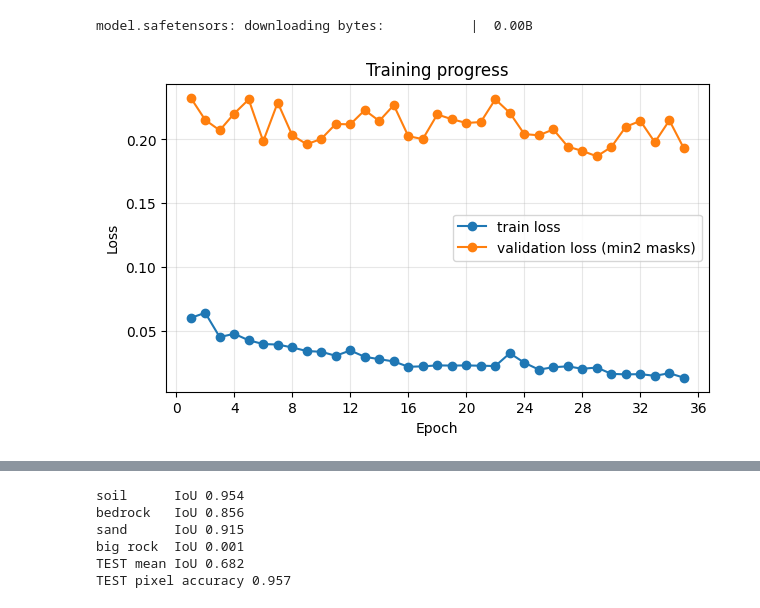
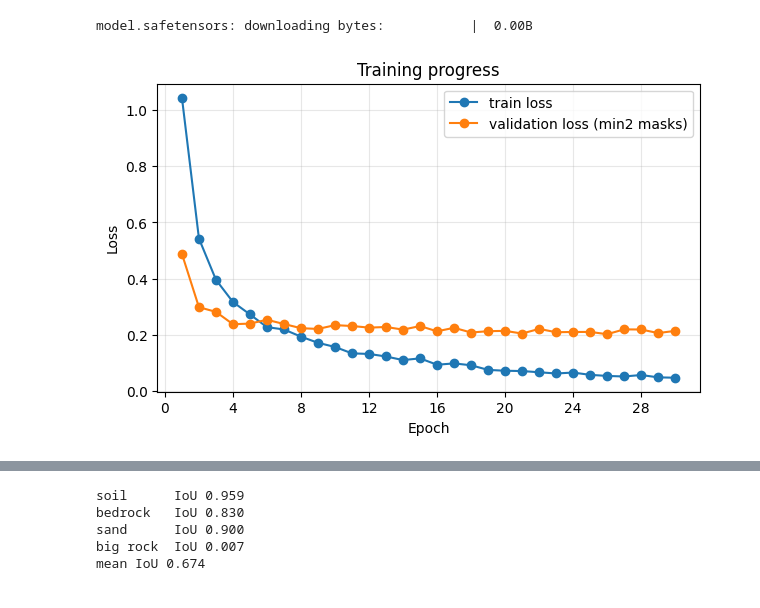
Before and after one commit to smantsai/mlsn-group-5, a Jupyter notebook: MLSN_Group_5.ipynb, the cells around one changed output, grey strips where cells are left out. Drawn from its saved outputs; the diff is of its cells as text; code cells hidden in the pictures.

Commit message:
revert to 125 validation images, change training

```diff
--- a/MLSN_Group_5.ipynb
+++ b/MLSN_Group_5.ipynb
@@ -423,7 +423,7 @@ NUM_CLASSES = 4         # soil, bedrock, sand, big rock
 IGNORE = 255            # unlabeled pixels are skipped in the loss
 BATCH = 16
 LR = 0.00001
-EPOCHS = 35
+EPOCHS = 30
 CLASS_NAMES = ["soil", "bedrock", "sand", "big rock"]
 
 device = "cuda" if torch.cuda.is_available() else "cpu"
@@ -446,8 +446,13 @@ from sklearn.model_selection import train_test_split
 
 train_df = df_kept[df_kept["split"] == "train"].reset_index(drop=True)
 heldout = df_kept[df_kept["split"] == "test"]            # the 125 min2 images
-val_df, test_df = train_test_split(heldout, test_size=0.5, random_state=42)
-val_df, test_df = val_df.reset_index(drop=True), test_df.reset_index(drop=True)
-print(f"train {len(train_df)} | validation {len(val_df)} | test {len(test_df)}")
+
+train_df = df_kept[df_kept["split"] == "train"].reset_index(drop=True)
+val_df = df_kept[df_kept["split"] == "test"].reset_index(drop=True)   # the 125 min2 images, used for validation only
+print(f"train {len(train_df)} | validation {len(val_df)}")
+
+#val_df, test_df = train_test_split(heldout, test_size=0.5, random_state=42)
+#val_df, test_df = val_df.reset_index(drop=True), test_df.reset_index(drop=True)
+#print(f"train {len(train_df)} | validation {len(val_df)} | test {len(test_df)}")
 # %% [output]
 device: cuda
@@ -518,7 +523,7 @@ BEST = f"{DRIVE_DIR}/deeplabv3_smp_best.pt"
 HIST = f"{DRIVE_DIR}/deeplabv3_smp_history.json"  # to continue graph
 best_val = float("inf")  # later store an actual value
 train_losses, val_losses, log = [], [], []
-RESUME = True
+RESUME = False  # change to True when resuming from previous training
 
 # added: validation as a function
 def validate():
@@ -572,31 +577,31 @@ for epoch in range(start, EPOCHS + start):
         x, y = x.to(device), y.to(device)
         optimizer.zero_grad()
         loss = cce(model(x), y)
         loss.backward()
         optimizer.step()
         total += loss.item() * x.size(0)
         n += x.size(0)
     train_losses.append(total / n)
 
     # validate on the min2 masks
     val_losses.append(validate())
 
     # save the model whenever validation loss hits a new low
     flag = ""
     if val_losses[-1] < best_val:
         best_val = val_losses[-1]
         torch.save(model.state_dict(), BEST)
         flag = " *best*"
 
     # added
     json.dump({"train": train_losses, "val": val_losses}, open(HIST, "w"))
 
     log.append(f"epoch {epoch:02d} | train loss {train_losses[-1]:.4f} | val loss {val_losses[-1]:.4f}{flag}")
     plot_progress()
 
 # save the final epoch too, then reload the best epoch so the next cell scores it
 torch.save(model.state_dict(), f"{DRIVE_DIR}/deeplabv3_smp_last.pt")
 model.load_state_dict(torch.load(BEST, map_location=device))
 print(f"best val loss {best_val:.4f} | files saved to {DRIVE_DIR}")
 # %% [output]
-[figure, old version]
+[figure, new version]
@@ -620,25 +625,21 @@ best val loss 0.1867 | files saved to /content/drive/MyDrive/MarsSegmentation
 # %%
 # Per-class IoU on the min2 validation masks
 
-# added
-model.load_state_dict(torch.load(BEST, map_location=device))   # the best saved model
-model.eval()
-cm = np.zeros((NUM_CLASSES, NUM_CLASSES), dtype=np.int64)       # rows = true class, columns = predicted class
+cm = np.zeros((NUM_CLASSES, NUM_CLASSES), dtype=np.int64)   # rows = true class, columns = predicted class
 with torch.no_grad():
-    for x, y in test_dl:
+    for x, y in val_dl:
         pred = model(x.to(device)).argmax(1).cpu()
         m = y != IGNORE
         cm += np.bincount((y[m] * NUM_CLASSES + pred[m]).numpy(), minlength=NUM_CLASSES**2).reshape(NUM_CLASSES, NUM_CLASSES)
 
-iou = np.diag(cm) / np.maximum(cm.sum(0) + cm.sum(1) - np.diag(cm), 1)
+union = cm.sum(0) + cm.sum(1) - np.diag(cm)
+iou = np.where(union > 0, np.diag(cm) / np.maximum(union, 1), np.nan)
 for name, v in zip(CLASS_NAMES, iou):
     print(f"{name:9s} IoU {v:.3f}")
-print(f"TEST mean IoU {iou.mean():.3f}")
-print(f"TEST pixel accuracy {np.diag(cm).sum() / cm.sum():.3f}")
+print(f"mean IoU {np.nanmean(iou):.3f}")
 # %% [output]
-soil      IoU 0.954
-bedrock   IoU 0.856
-sand      IoU 0.915
-big rock  IoU 0.001
-TEST mean IoU 0.682
-TEST pixel accuracy 0.957
+soil      IoU 0.959
+bedrock   IoU 0.830
+sand      IoU 0.900
+big rock  IoU 0.007
+mean IoU 0.674
```
Also changed, not shown: parts of 4 cells of this notebook.
